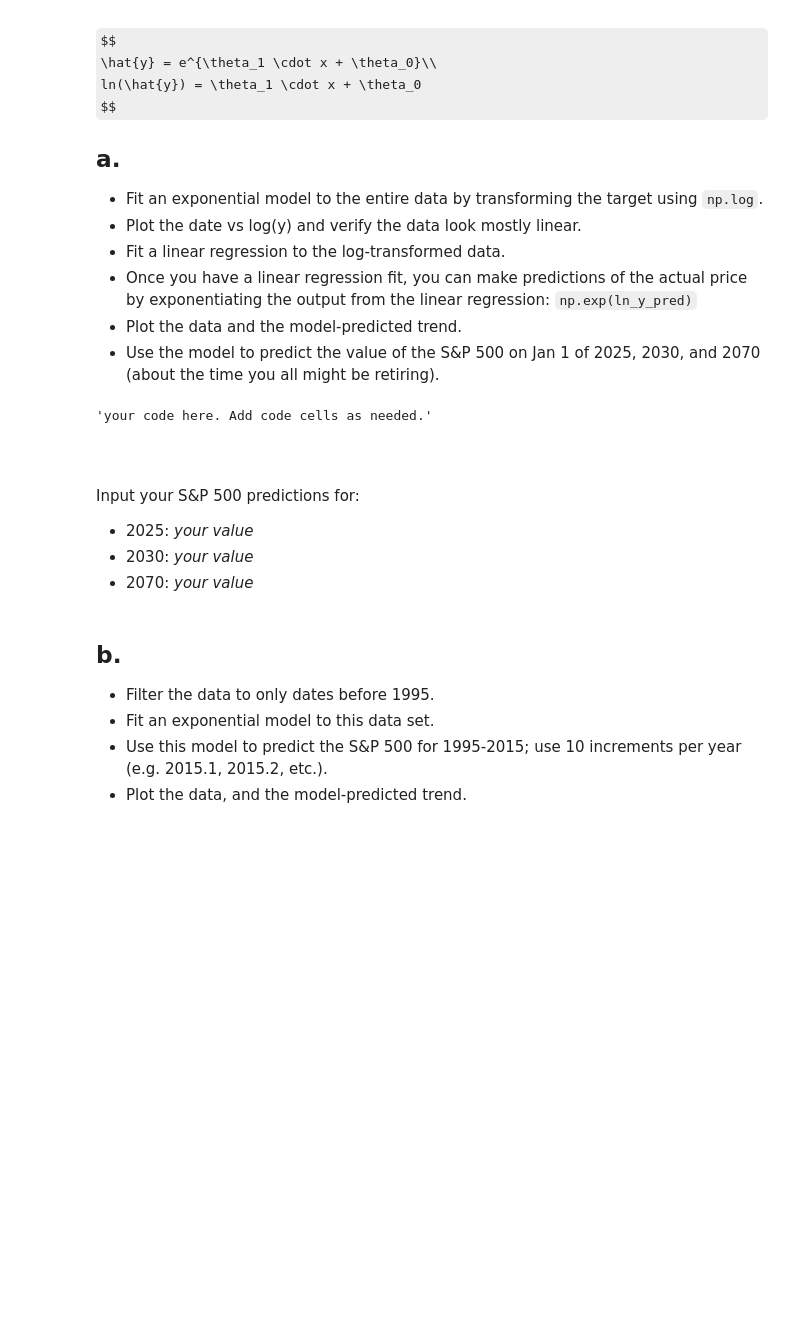
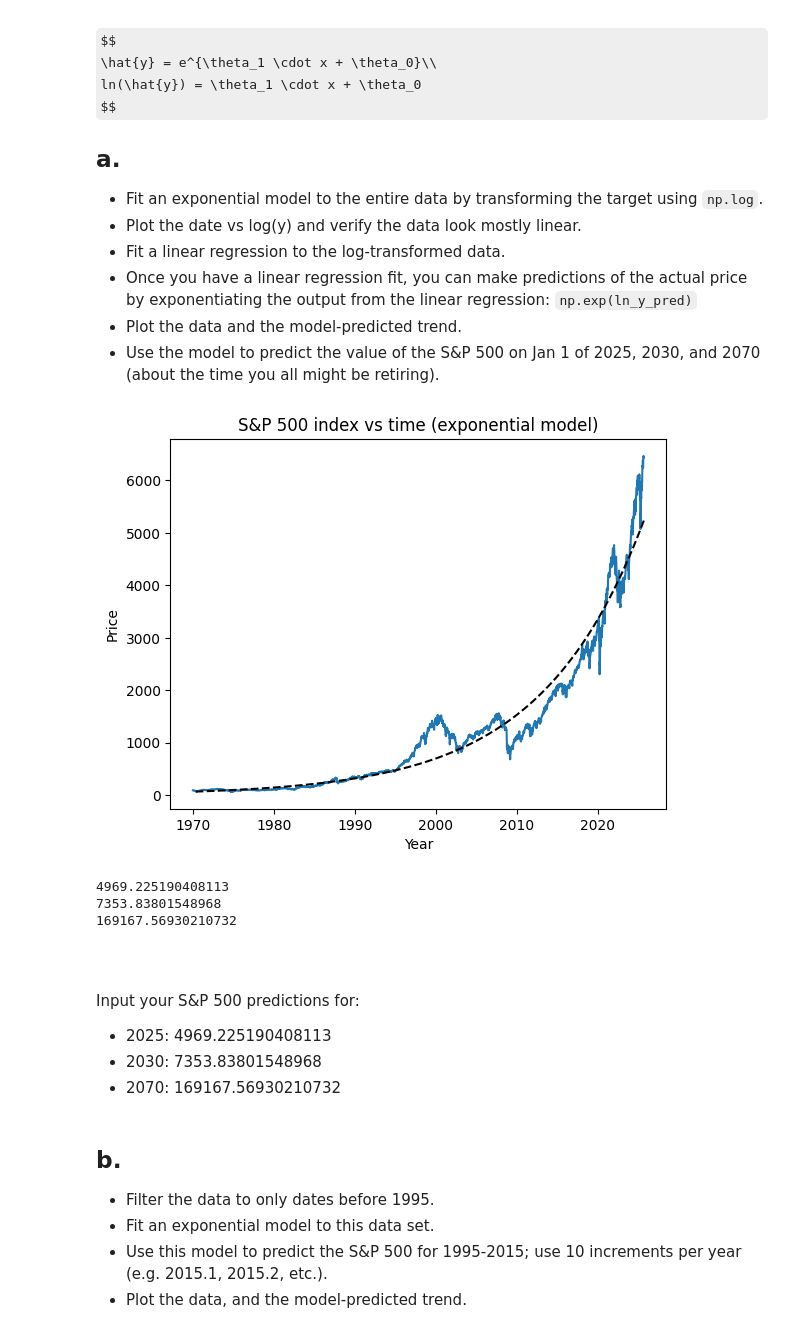
Before and after one commit to foxel03/Notes-2-01, a Jupyter notebook: 00_Assignments/ps01.ipynb, the cells around one changed output. Saved outputs shown, nothing was run; the diff lists cells and outputs as text; code cells hidden in the pictures; some formulas as TeX source; blank space fills up the shorter version.

````diff
--- a/00_Assignments/ps01.ipynb
+++ b/00_Assignments/ps01.ipynb
@@ -255,18 +325,47 @@ $$
  - Once you have a linear regression fit, you can make predictions of the actual price by exponentiating the output from the linear regression: ```np.exp(ln_y_pred)```
  - Plot the data and the model-predicted trend.
  - Use the model to predict the value of the S&P 500 on Jan 1 of 2025, 2030, and 2070 (about the time you all might be retiring).
-# %%
-'''your code here. Add code cells as needed.'''
-# %% [output]
-'your code here. Add code cells as needed.'
+# %%
+
+X = sp500_df[['DateNum']]
+y = sp500_df[['Price']]
+
+logy = np.log(y)
+
+linreg = LinearRegression()
+linreg.fit(X, logy)
+
+logy_pred = linreg.predict(X)
+y_pred = np.exp(logy_pred)
+
+plt.plot(sp500_df['DateNum'], sp500_df['Price'])
+plt.plot(sp500_df['DateNum'], y_pred, 'k--')
+plt.xlabel('Year')
+plt.ylabel('Price')
+plt.title('S&P 500 index vs time')
+plt.show()
+# %% [output]
+[figure, added]
+# %%
+future = pd.DataFrame({'DateNum':[2025.0, 2030.0, 2070.0]})
+log_future = linreg.predict(future)
+future_prices = np.exp(log_future)
+
+print(future_prices[0][0])
+print(future_prices[1][0])
+print(future_prices[2][0])
+# %% [output]
+4969.225190408113
+7353.83801548968
+169167.56930210732
 # %% [markdown]
 #
 # %% [markdown]
 Input your S&P 500 predictions for:
 
- - 2025: *your value*
- - 2030: *your value*
- - 2070: *your value*
+ - 2025: 4969.225190408113
+ - 2030: 7353.83801548968
+ - 2070: 169167.56930210732
 # %% [markdown]
 ## b.
  - Filter the data to only dates before 1995.
````
Also changed, not shown: parts of 18 cells of this notebook.
